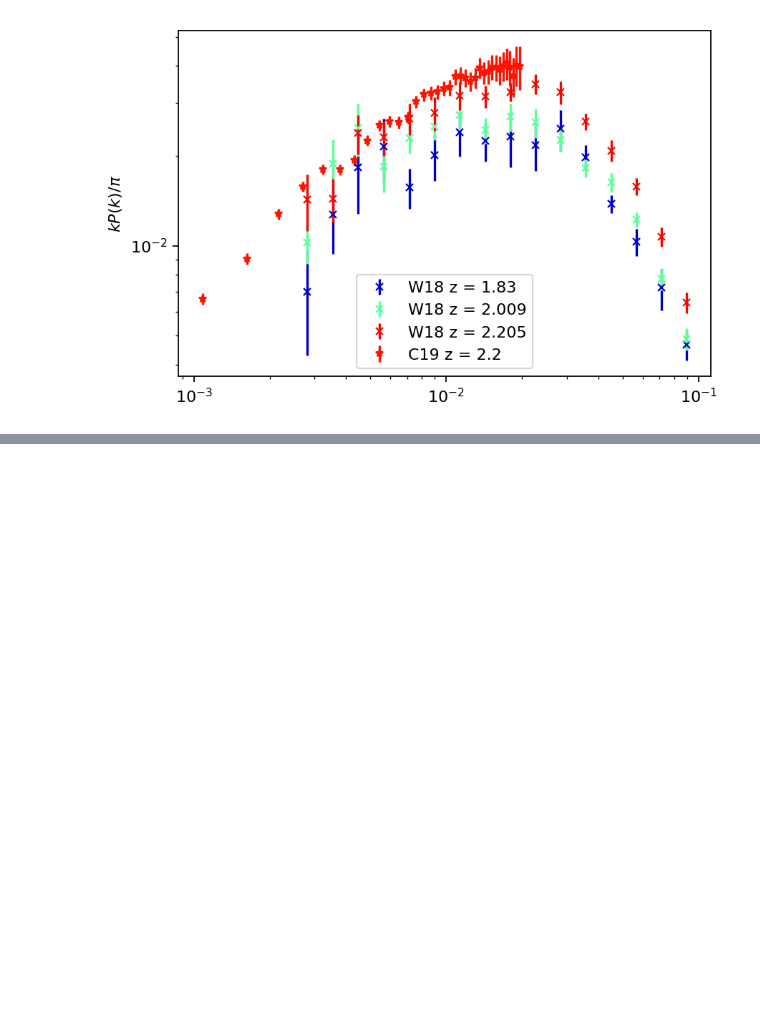
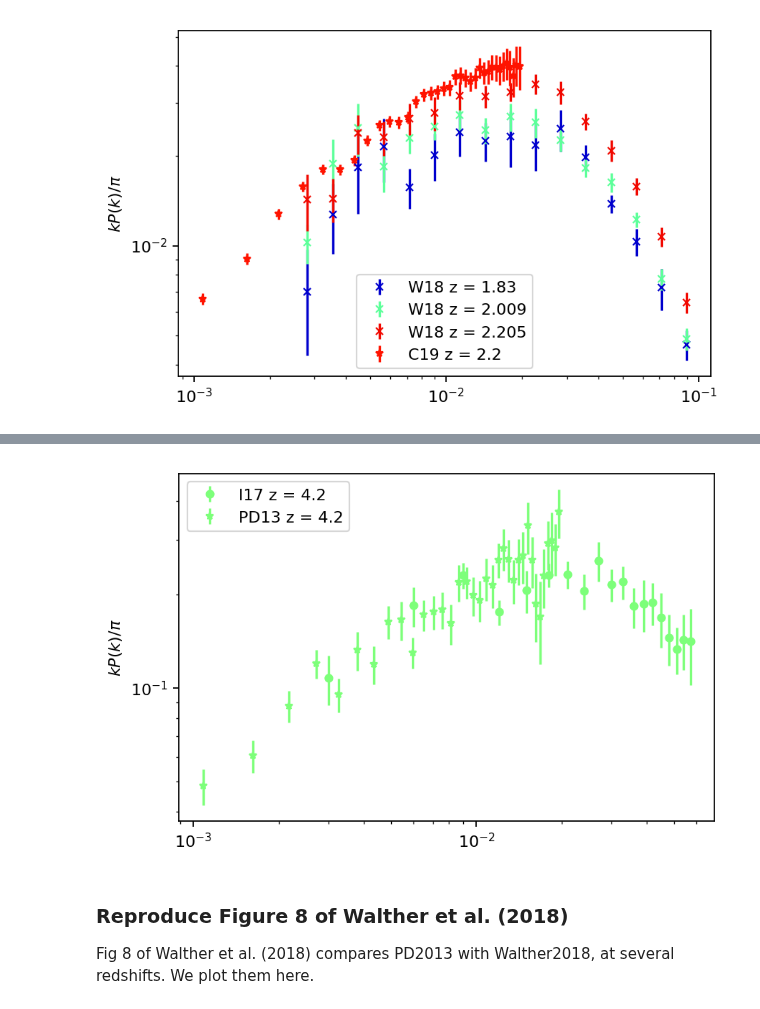
Before and after one commit to igmhub/cup1d, a Jupyter notebook: notebooks/combine_P1D_data.ipynb, the cells around one changed output, grey strips where cells are left out. Drawn from its saved outputs; the diff is of its cells as text; code cells hidden in the pictures; blank space fills up the shorter version.

```diff
--- a/notebooks/combine_P1D_data.ipynb
+++ b/notebooks/combine_P1D_data.ipynb
@@ -62,0 +79,8 @@ plot_p1d_data.plot_all_p1d(zmin=1.8,zmax=2.25)
+# %%
+combined_plot(datasets,zmin=4.19,zmax=4.21,kmax=0.065)
+# %% [output]
+[figure, added]
+# %% [markdown]
+### Reproduce Figure 8 of Walther et al. (2018)
+
+Fig 8 of Walther et al. (2018) compares PD2013 with Walther2018, at several redshifts. We plot them here.
```
Also changed, not shown: parts of 7 cells of this notebook.
